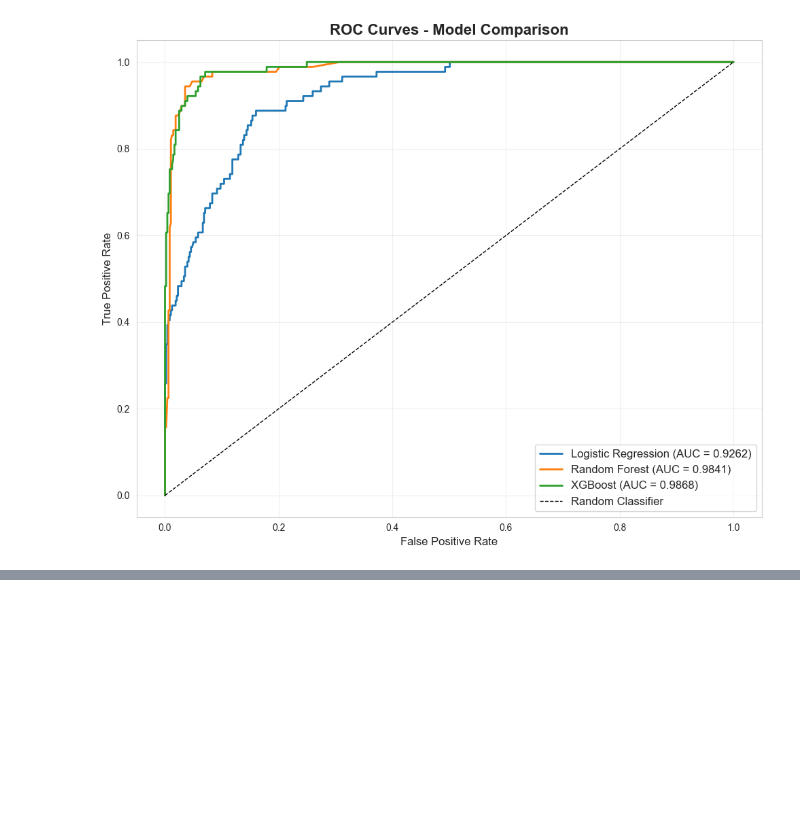
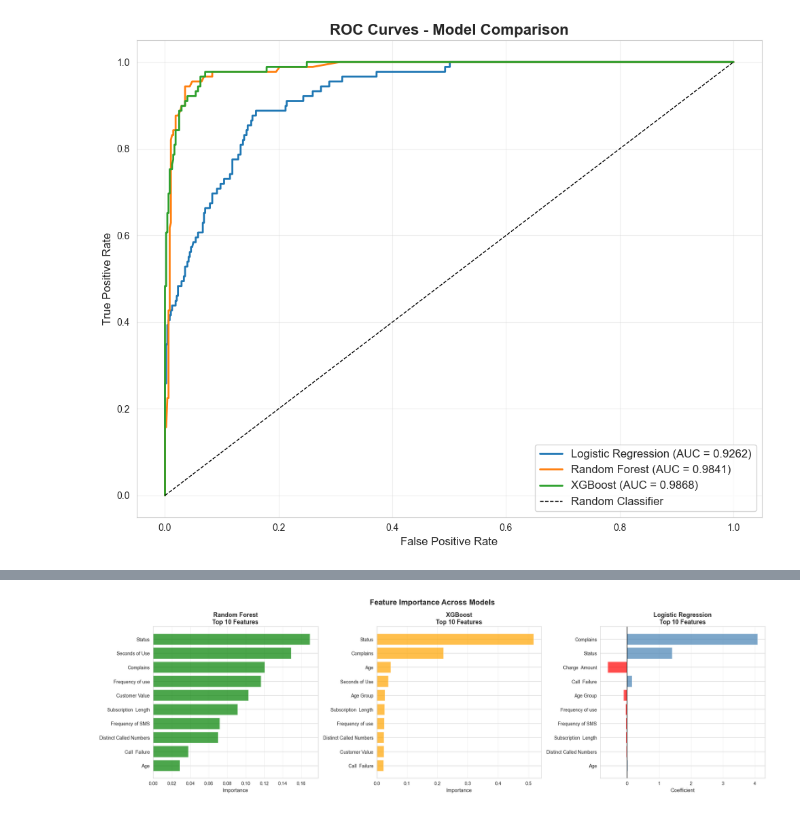
Before and after one commit to S1rt3ge/ds-ai-assignments-Oleksii-Burianov, a Jupyter notebook: weeks/week3/working_with_dataset.ipynb, the cells around one changed output, grey strips where cells are left out. Cells and saved outputs as stored; diff of their text form; code cells hidden in the pictures; blank space fills up the shorter version.

```diff
--- a/weeks/week3/working_with_dataset.ipynb
+++ b/weeks/week3/working_with_dataset.ipynb
@@ -815,0 +1226,68 @@ weighted avg       0.96      0.96      0.96       570
+# %%
+# feature importance analysis
+# Random Forest Feature Importance
+feature_importance_rf = pd.DataFrame({
+    'Feature': X.columns,
+    'Importance': best_rf.feature_importances_
+}).sort_values('Importance', ascending=False)
+
+print("\nRandom Forest - Top 10 Most Important Features:")
+print(feature_importance_rf.head(10).to_string(index=False))
+
+# XGBoost Feature Importance
+feature_importance_xgb = pd.DataFrame({
+    'Feature': X.columns,
+    'Importance': best_xgb.feature_importances_
+}).sort_values('Importance', ascending=False)
+
+print("\nXGBoost - Top 10 Most Important Features:")
+print(feature_importance_xgb.head(10).to_string(index=False))
+
+# Logistic Regression Coefficients
+feature_coef_lr = pd.DataFrame({
+    'Feature': X.columns,
+    'Coefficient': best_lr.coef_[0]
+}).sort_values('Coefficient', key=abs, ascending=False)
+
+print("\nLogistic Regression - Top 10 Features by Absolute Coefficient:")
+print(feature_coef_lr.head(10).to_string(index=False))
+
+# Visualize feature importance
+fig, axes = plt.subplots(1, 3, figsize=(20, 6))
+
+# Random Forest
+top_features_rf = feature_importance_rf.head(10)
+axes[0].barh(range(len(top_features_rf)), top_features_rf['Importance'], color='green', alpha=0.7)
+axes[0].set_yticks(range(len(top_features_rf)))
+axes[0].set_yticklabels(top_features_rf['Feature'])
+axes[0].invert_yaxis()
+axes[0].set_xlabel('Importance', fontsize=11)
+axes[0].set_title('Random Forest\nTop 10 Features', fontweight='bold', fontsize=13)
+axes[0].grid(axis='x', alpha=0.3)
+
+# XGBoost
+top_features_xgb = feature_importance_xgb.head(10)
+axes[1].barh(range(len(top_features_xgb)), top_features_xgb['Importance'], color='orange', alpha=0.7)
+axes[1].set_yticks(range(len(top_features_xgb)))
+axes[1].set_yticklabels(top_features_xgb['Feature'])
+axes[1].invert_yaxis()
+axes[1].set_xlabel('Importance', fontsize=11)
+axes[1].set_title('XGBoost\nTop 10 Features', fontweight='bold', fontsize=13)
+axes[1].grid(axis='x', alpha=0.3)
+
+# Logistic Regression
+top_features_lr = feature_coef_lr.head(10)
+colors = ['red' if x < 0 else 'steelblue' for x in top_features_lr['Coefficient']]
+axes[2].barh(range(len(top_features_lr)), top_features_lr['Coefficient'], color=colors, alpha=0.7)
+axes[2].set_yticks(range(len(top_features_lr)))
+axes[2].set_yticklabels(top_features_lr['Feature'])
+axes[2].invert_yaxis()
+axes[2].set_xlabel('Coefficient', fontsize=11)
+axes[2].set_title('Logistic Regression\nTop 10 Features', fontweight='bold', fontsize=13)
+axes[2].axvline(x=0, color='black', linestyle='-', linewidth=1)
+axes[2].grid(axis='x', alpha=0.3)
+
+plt.suptitle('Feature Importance Across Models', fontsize=16, fontweight='bold')
+plt.tight_layout()
+plt.show()
+# %% [output]
@@ -815,0 +1311 @@ weighted avg       0.96      0.96      0.96       570
+[figure, added]
```
Also changed, not shown: parts of 13 cells of this notebook.
